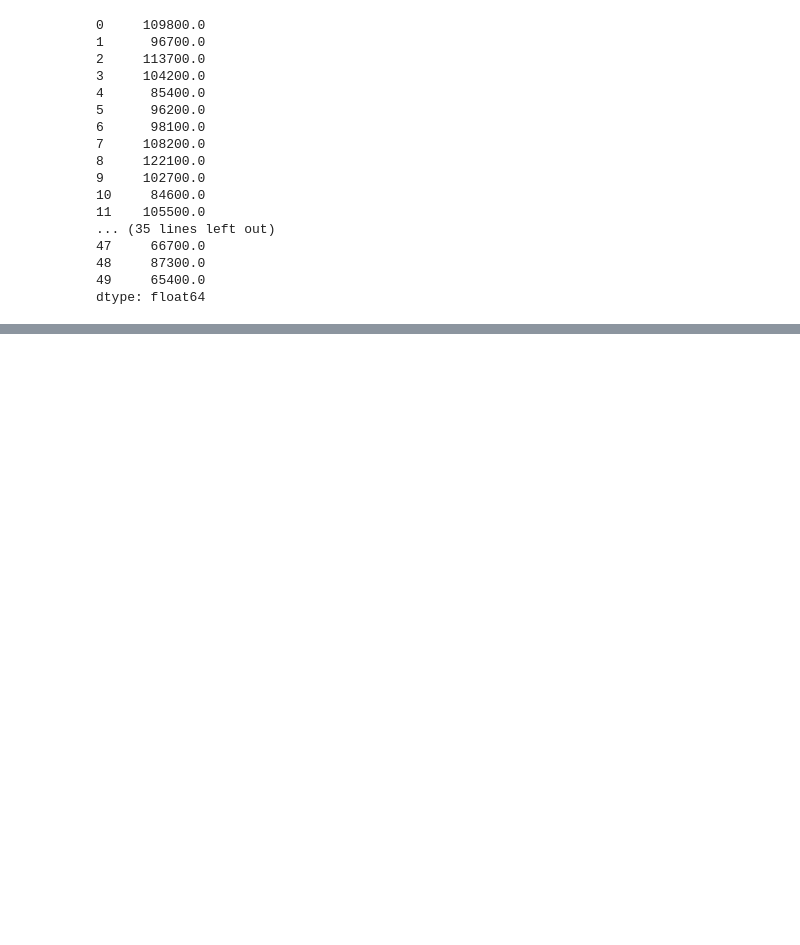
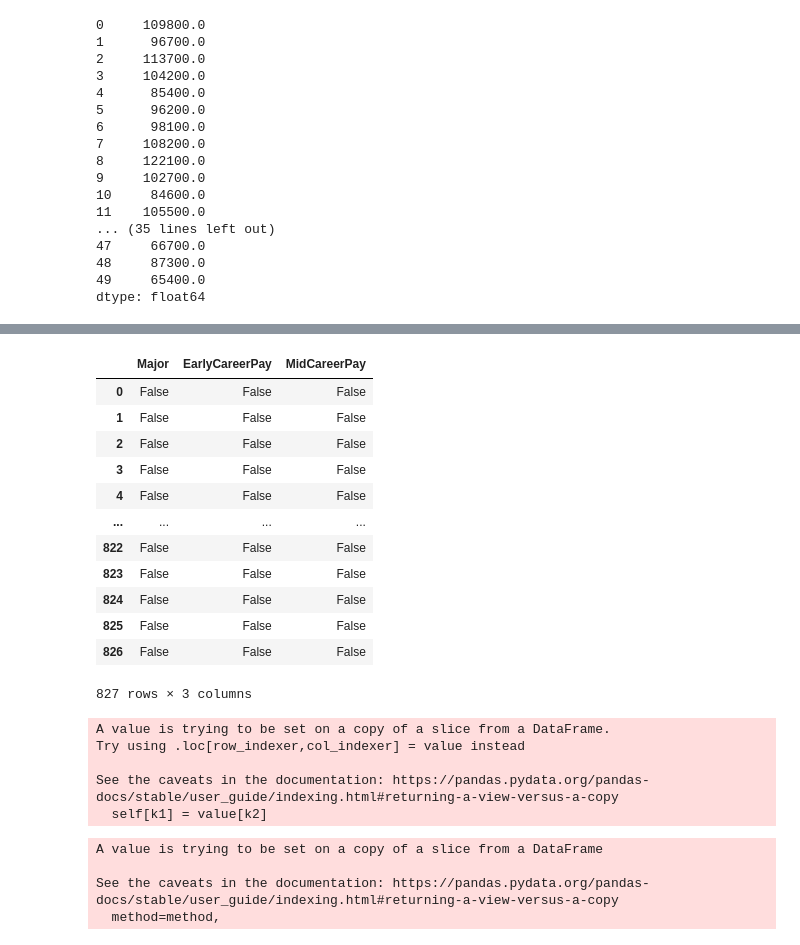
Before and after one commit to saikartheekb/DataExplorationWithPandas, a Jupyter notebook: Day71DataScience.ipynb, the cells around one changed output, grey strips where cells are left out. Saved outputs shown, nothing was run; the diff lists cells and outputs as text; code cells hidden in the pictures; blank space fills up the shorter version.

```diff
--- a/Day71DataScience.ipynb
+++ b/Day71DataScience.ipynb
@@ -177,0 +274,2 @@ dtype: float64
+# %%
+df = df[["Major", "EarlyCareerPay", "MidCareerPay"]]
@@ -177,0 +283,31 @@ dtype: float64
+# %%
+df.isna()
+# %% [output]
+|  | Major | EarlyCareerPay | MidCareerPay |
+| 0 | False | False | False |
+| 1 | False | False | False |
+| 2 | False | False | False |
+| 3 | False | False | False |
+| 4 | False | False | False |
+| ... | ... | ... | ... |
+| 822 | False | False | False |
+| 823 | False | False | False |
+| 824 | False | False | False |
+| 825 | False | False | False |
+| 826 | False | False | False |
+827 rows × 3 columns
+# %%
+df[["EarlyCareerPay", "MidCareerPay"]] = df[["EarlyCareerPay", "MidCareerPay"]].apply(pd.to_numeric)
+# %% [output]
+A value is trying to be set on a copy of a slice from a DataFrame.
+Try using .loc[row_indexer,col_indexer] = value instead
+
+See the caveats in the documentation: https://pandas.pydata.org/pandas-docs/stable/user_guide/indexing.html#returning-a-view-versus-a-copy
+  self[k1] = value[k2]
+# %%
+df.replace({"^Major:": "", "^Early Career Pay:\$": "", "^Mid-Career Pay:\$": "", ",": ""}, regex=True, inplace=True)
+# %% [output]
+A value is trying to be set on a copy of a slice from a DataFrame
+
+See the caveats in the documentation: https://pandas.pydata.org/pandas-docs/stable/user_guide/indexing.html#returning-a-view-versus-a-copy
+  method=method,
```
Also changed, not shown: parts of 18 cells of this notebook.
